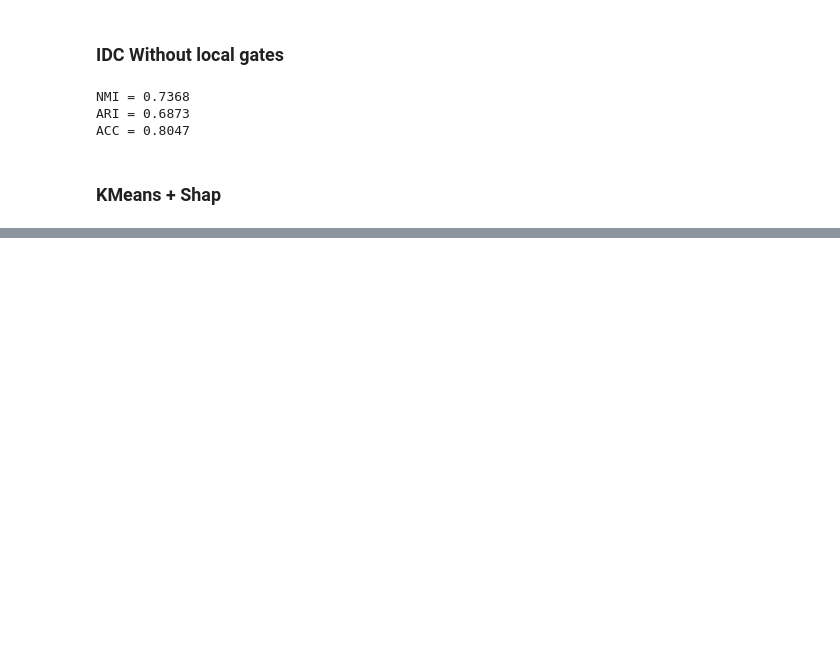
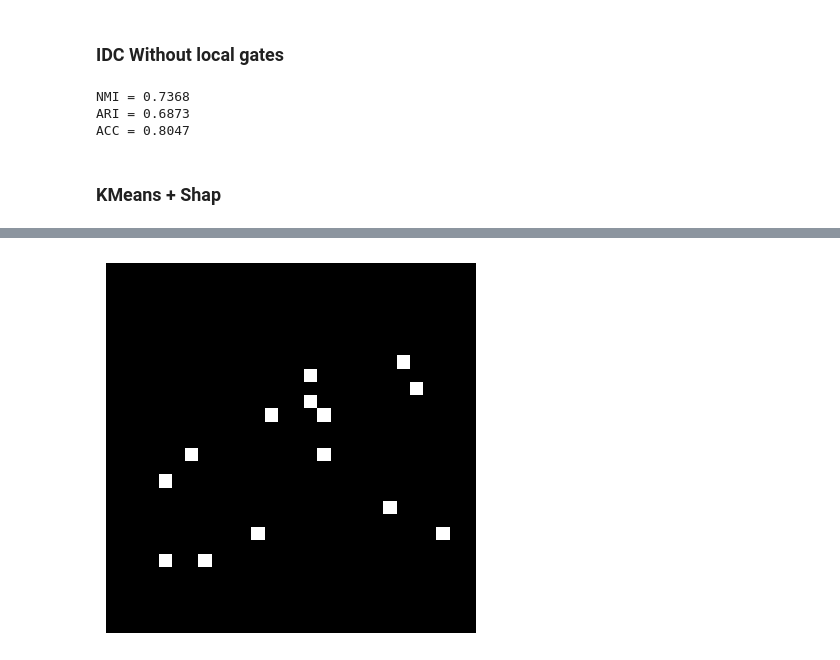
Before and after one commit to AmineYK/Interpretable-Deep-Clustering, a Jupyter notebook: experiments/metrics_calculator.ipynb, the cells around one changed output, grey strips where cells are left out. Saved outputs shown, nothing was run; the diff lists cells and outputs as text; code cells hidden in the pictures; blank space fills up the shorter version.

Commit message:
add KMEANS + shap values

```diff
--- a/experiments/metrics_calculator.ipynb
+++ b/experiments/metrics_calculator.ipynb
@@ -226,0 +226,8 @@ ACC = 0.5259
+# %%
+import shap
+
+X_shap = np.array(mnist_X_subset_XAI.detach().cpu().numpy(), dtype=float)[:50]
+
+explainer = shap.KernelExplainer(model=km.predict, data=X_shap)
+shap_values = explainer.shap_values(X_shap)
+shap.initjs()
@@ -227 +236,7 @@ ACC = 0.5259
+# %%
+shap_values_work = shap_values.copy()
+
+
+shap_values_work[shap_values_work < 0] = 0
+shap_values_work[shap_values_work > 0] = 1
 # %%
@@ -251,0 +274,14 @@ plt.show()
+# %%
+idx = 37
+with torch.no_grad():
+
+   # # Image après KMeans + SHAP
+    z_idx = shap_values_work[idx]
+    plt.imshow(z_idx.reshape(28, 28), cmap="gray")
+    plt.axis('off')
+
+    # Enregistrer la figure en PDF
+    plt.savefig(f"figure_{idx}_SH.pdf", bbox_inches='tight') # bbox_inches='tight' pour minimiser l'espace blanc autour de la figure
+    plt.show()
+# %% [output]
+[figure, added]
```
Also changed, not shown: parts of 19 cells of this notebook.
